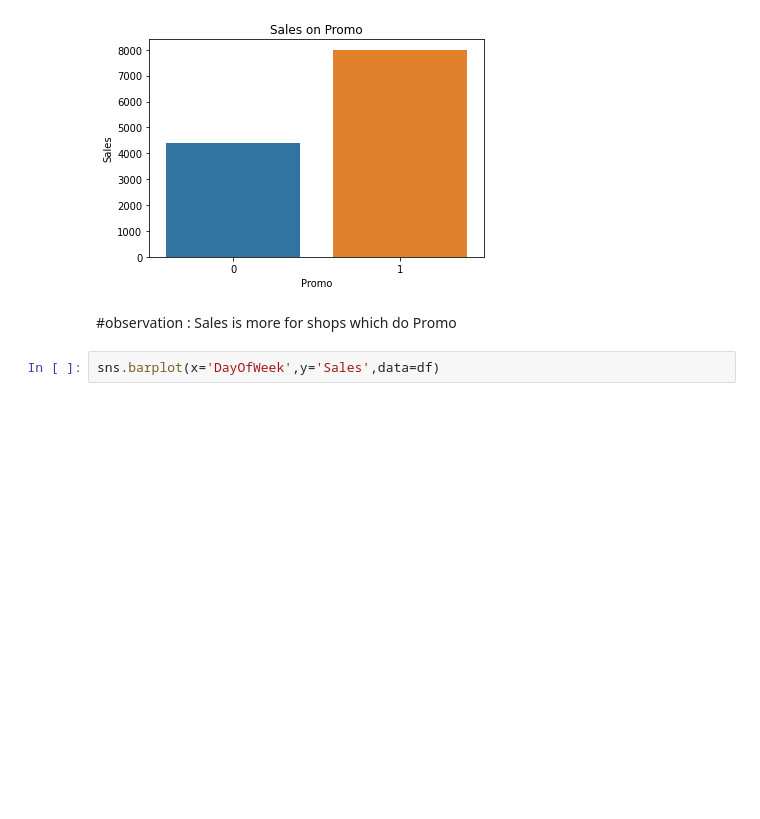
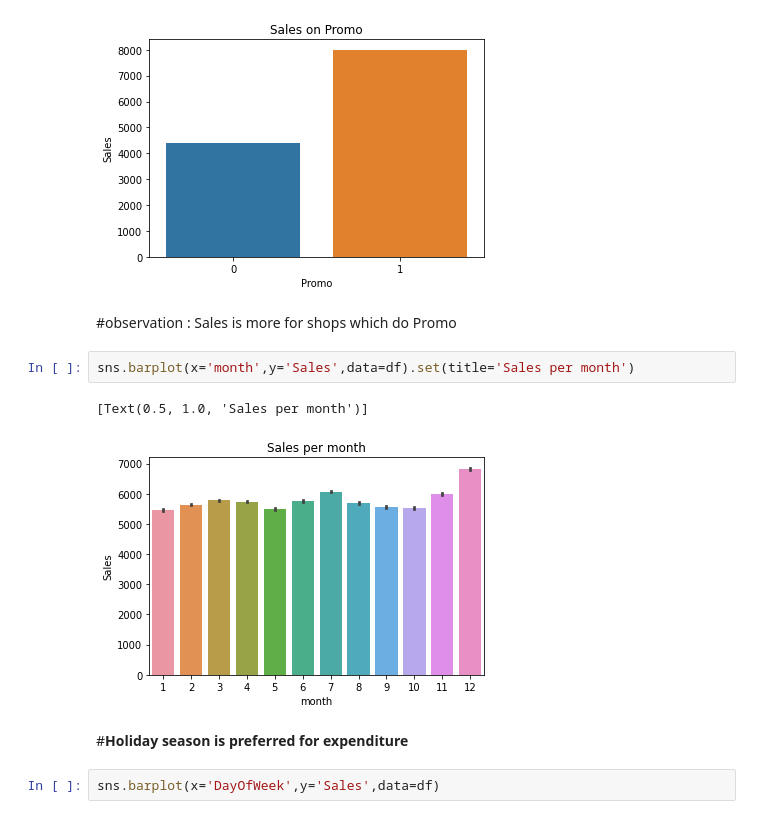
Before and after one commit to Aman7Rathore/Rossmann-Sales-Prediction-, a Jupyter notebook: Copy_of_Rossmann_Sales_Prediction_Capstone_Project.ipynb, the cells around one changed output. Cells and saved outputs as stored; diff of their text form; blank space fills up the shorter version.

```diff
--- a/Copy_of_Rossmann_Sales_Prediction_Capstone_Project.ipynb
+++ b/Copy_of_Rossmann_Sales_Prediction_Capstone_Project.ipynb
@@ -206,6 +214,13 @@ plt.show()
 [figure]
 # %% [markdown]
 #observation : Sales is more for shops which do Promo
+# %%
+sns.barplot(x='month',y='Sales',data=df).set(title='Sales per month')
+# %% [output]
+[Text(0.5, 1.0, 'Sales per month')]
+[figure, added]
+# %% [markdown]
+#**Holiday season is preferred for expenditure**
 # %%
 sns.barplot(x='DayOfWeek',y='Sales',data=df)
 # %% [output]
```
Also changed, not shown: parts of 24 cells of this notebook.
